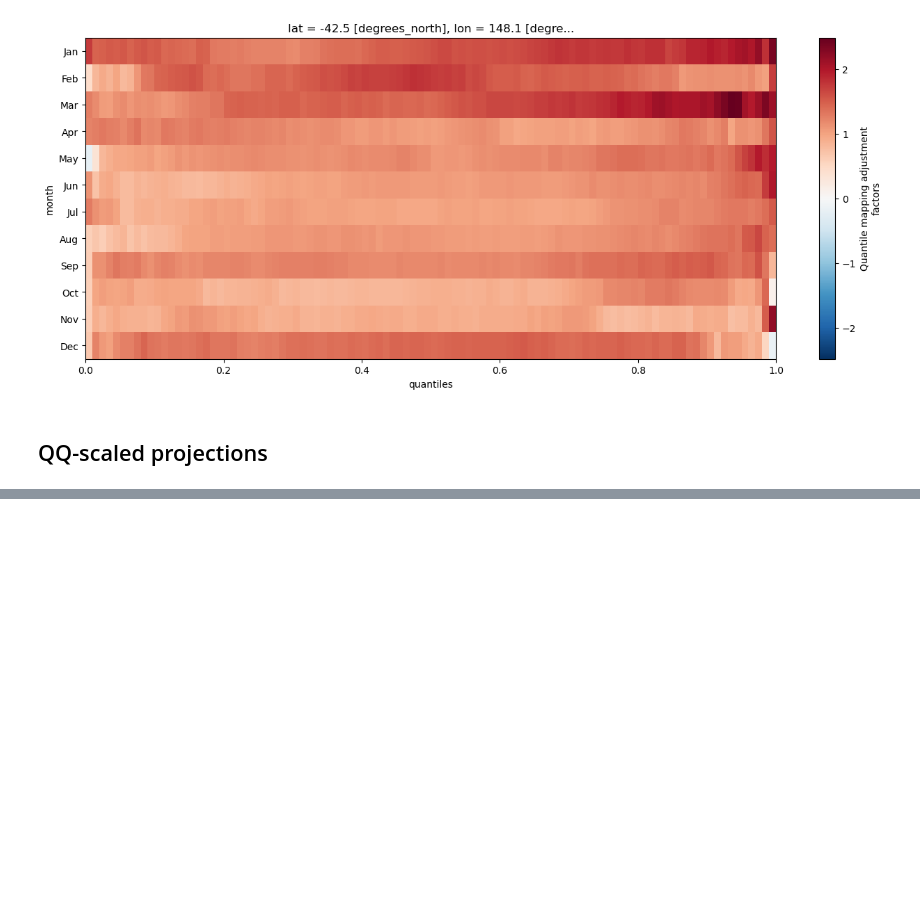
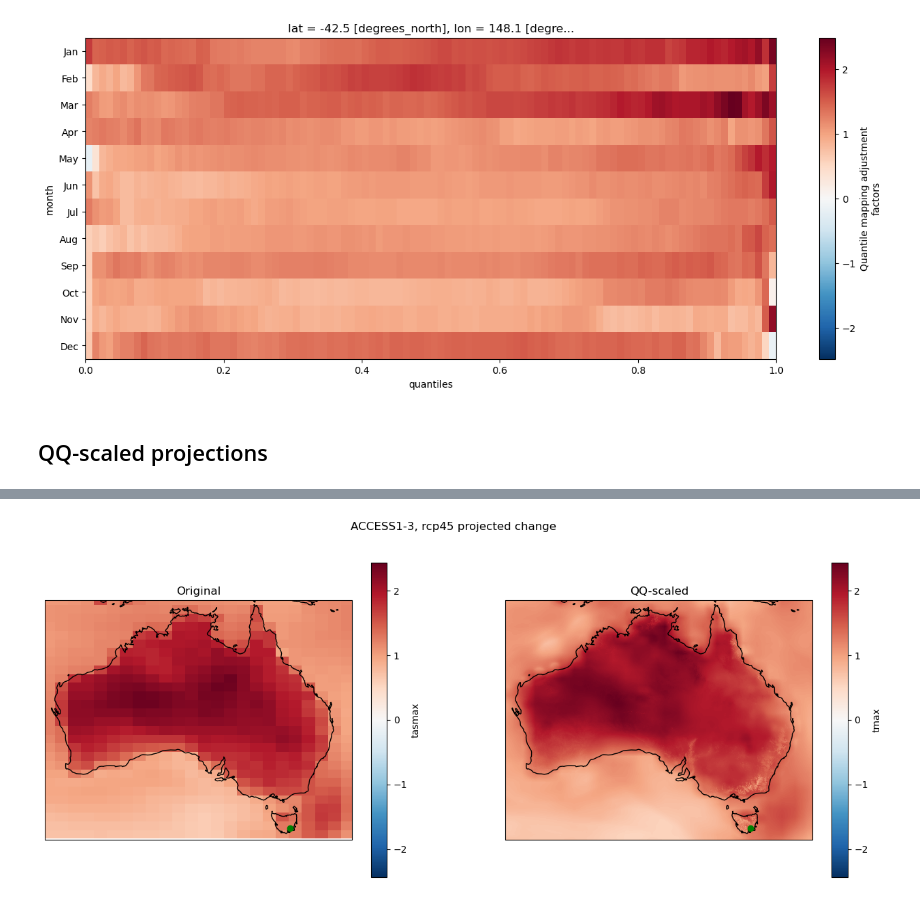
Before and after one commit to AusClimateService/qqscale, a Jupyter notebook: validation.ipynb, the cells around one changed output, grey strips where cells are left out. Saved outputs shown, nothing was run; the diff lists cells and outputs as text; code cells hidden in the pictures; blank space fills up the shorter version.

```diff
--- a/validation.ipynb
+++ b/validation.ipynb
@@ -338,5 +342,6 @@ quantile_month_plot(qm.ds['af'], cmap='RdBu_r', point=example_point, diverging=T
 # %%
-model_sel = {'lat': slice(lat_min_obs, lat_max_obs), 'lon': slice(lon_min_obs, lon_max_obs)}
-hist_clim = ds_hist[cmip_var].sel(model_sel).mean('time', keep_attrs=True)
-future_clim = ds_future[cmip_var].sel(model_sel).mean('time', keep_attrs=True)
+hist_clim = ds_hist[cmip_var].mean('time', keep_attrs=True)
+future_clim = ds_future[cmip_var].mean('time', keep_attrs=True)
 model_mean_change = future_clim - hist_clim
+# %%
+model_mean_change = model_mean_change.compute()
@@ -353,0 +354,2 @@ qq_mean_change = qq_clim - obs_clim
+# %%
+qq_mean_change = qq_mean_change.compute()
@@ -356,6 +410,6 @@ qq_mean_change = qq_clim - obs_clim
 # %%
-model_abs_max = np.max(np.abs(model_change.values))
-qq_abs_max = np.max(np.abs(qq_change.values))
+model_abs_max = np.max(np.abs(model_mean_change.sel(model_sel).values))
+qq_abs_max = np.max(np.abs(qq_mean_change.values))
 abs_max = np.max([model_abs_max, qq_abs_max])
 vmax = abs_max
 vmin = -1 * abs_max
@@ -363,33 +417,35 @@ vmin = -1 * abs_max
 fig = plt.figure(figsize=[16, 6])
 
 ax1 = fig.add_subplot(121, projection=ccrs.PlateCarree())
-model_mean_change.plot(
+model_mean_change.sel(model_sel).plot(
     ax=ax1,
     transform=ccrs.PlateCarree(),
     cmap='RdBu_r',
     vmax=vmax,
     vmin=vmin
 )
 ax1.set_title('Original')
 
 ax2 = fig.add_subplot(122, projection=ccrs.PlateCarree())
 qq_mean_change.plot(
     ax=ax2,
     transform=ccrs.PlateCarree(),
     cmap='RdBu_r',
     vmax=vmax,
     vmin=vmin
 )
 ax2.set_title('QQ-scaled')
 
 for ax in [ax1, ax2]:
     ax.coastlines()
     if example_point:
         lat, lon = example_point
         ax.plot(lon, lat, 'go', zorder=5, transform=ccrs.PlateCarree())
 xmin, xmax = ax2.get_xlim()
 ymin, ymax = ax2.get_ylim()
 ax1.set_extent([xmin, xmax, ymin, ymax], crs=ccrs.PlateCarree())
 
 plt.suptitle(f'{model_name}, {future_scenario} projected change')
 plt.show()
+# %% [output]
+[figure, added]
```
Also changed, not shown: parts of 15 cells of this notebook, 2 other files.
